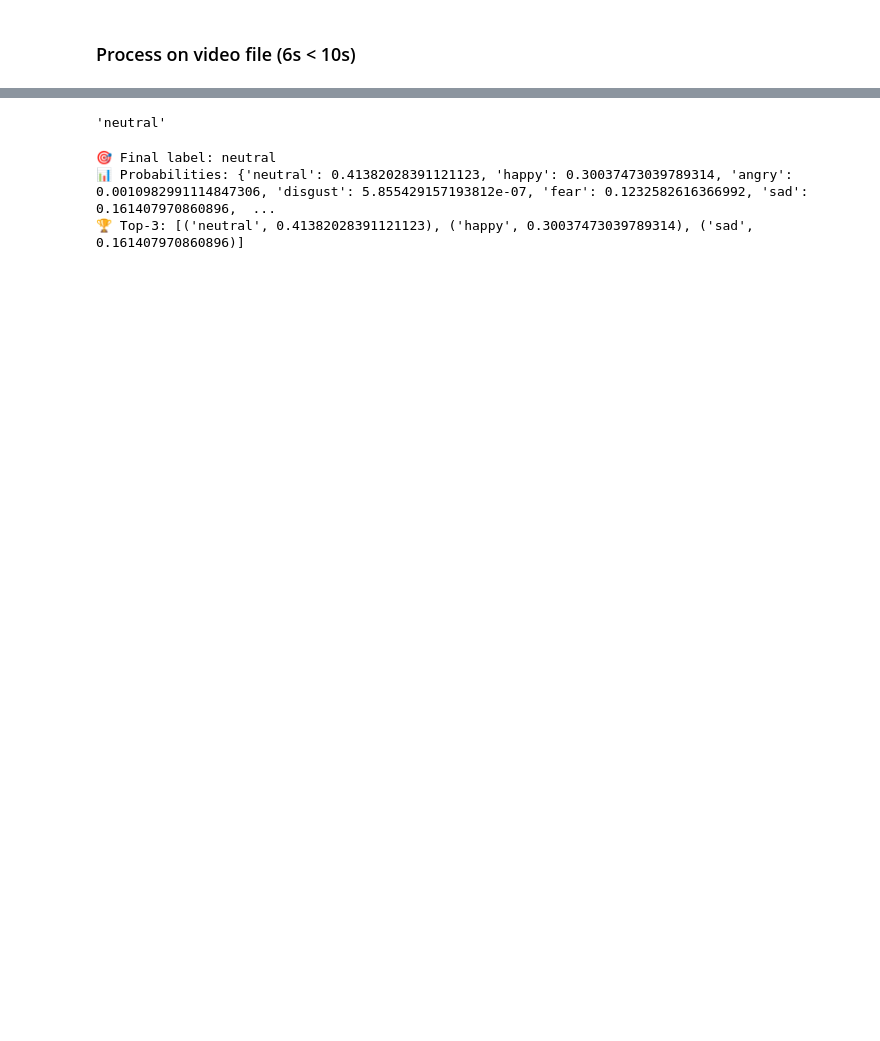
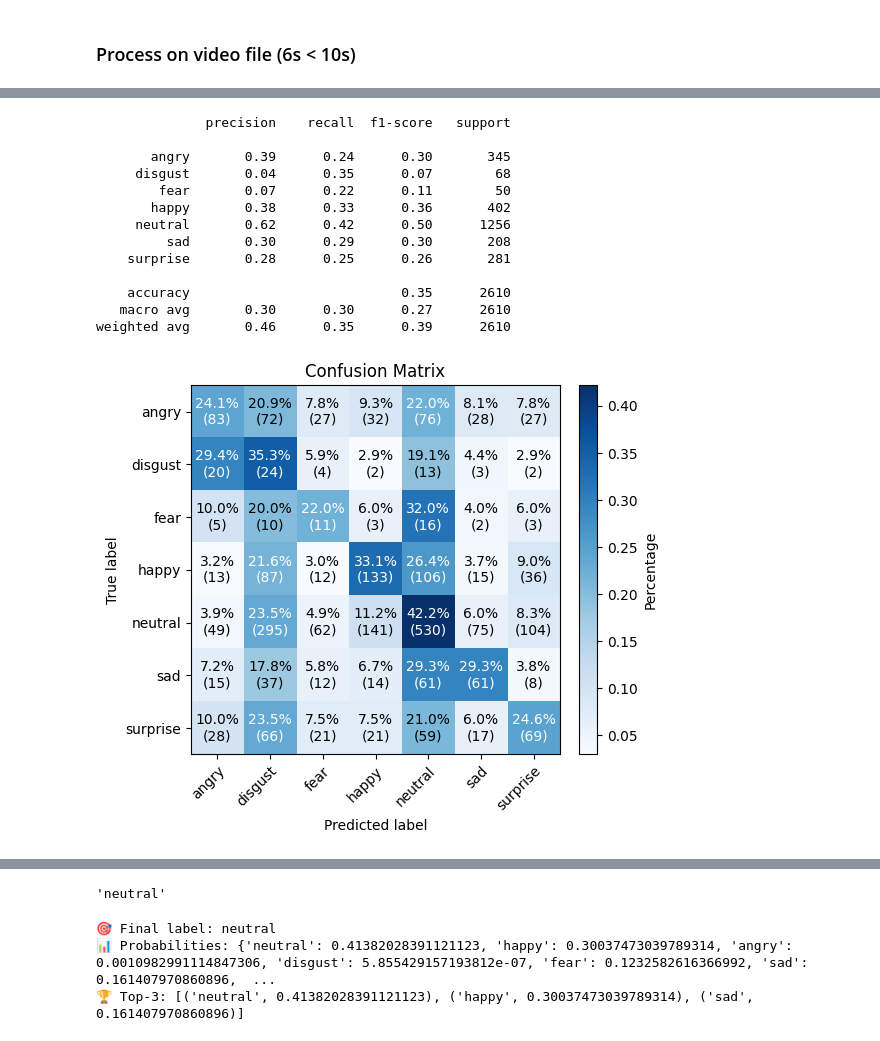
Before and after one commit to sofiafernandescd/EmoReA, a Jupyter notebook: emorea-backend/notebooks/multimodal/1_late_fusion.ipynb, the cells around one changed output, grey strips where cells are left out. Drawn from its saved outputs; the diff is of its cells as text; code cells hidden in the pictures; blank space fills up the shorter version.

Commit message:
updates late

```diff
--- a/emorea-backend/notebooks/multimodal/1_late_fusion.ipynb
+++ b/emorea-backend/notebooks/multimodal/1_late_fusion.ipynb
@@ -203,0 +204,47 @@ MoviePy - Done.
+# %%
+from src.evaluation import plot_confusion_matrix
+from sklearn.metrics import classification_report
+
+fusion = LateFusion(weights={'text': 0.4, 'audio': 0.3, 'video': 0.3})
+
+def get_final_pred(preds):
+
+    audio_emo, face_emo, text_emo = preds
+    tav_input = {
+        'audio': audio_emo,
+        'video': [i['emotions'] for i in face_emo],
+        'text': text_emo
+    }
+    pred_tav = fusion.fuse(tav_input)
+    ta_input = {
+        'audio': audio_emo,
+        #'video': face_emo,
+        'text': text_emo
+    }
+    pred_ta = fusion.fuse(ta_input)
+
+    return (pred_tav, pred_ta)
+
+
+meld_test['fused'] = meld_test['preds'].progress_apply(get_final_pred)
+# %%
+meld_test['final_tav'] = meld_test['fused'].apply(lambda x: x[0][0])
+meld_test['final_ta'] = meld_test['fused'].apply(lambda x: x[1][0])
+# %%
+print(classification_report(meld_test['label'], meld_test['final_tav']))
+plot_confusion_matrix(meld_test['label'], meld_test['final_tav'])
+# %% [output]
+              precision    recall  f1-score   support
+
+       angry       0.39      0.24      0.30       345
+     disgust       0.04      0.35      0.07        68
+        fear       0.07      0.22      0.11        50
+       happy       0.38      0.33      0.36       402
+     neutral       0.62      0.42      0.50      1256
+         sad       0.30      0.29      0.30       208
+    surprise       0.28      0.25      0.26       281
+
+    accuracy                           0.35      2610
+   macro avg       0.30      0.30      0.27      2610
+weighted avg       0.46      0.35      0.39      2610
+[figure, added]
```
Also changed, not shown: parts of 7 cells of this notebook, 2 other files.
